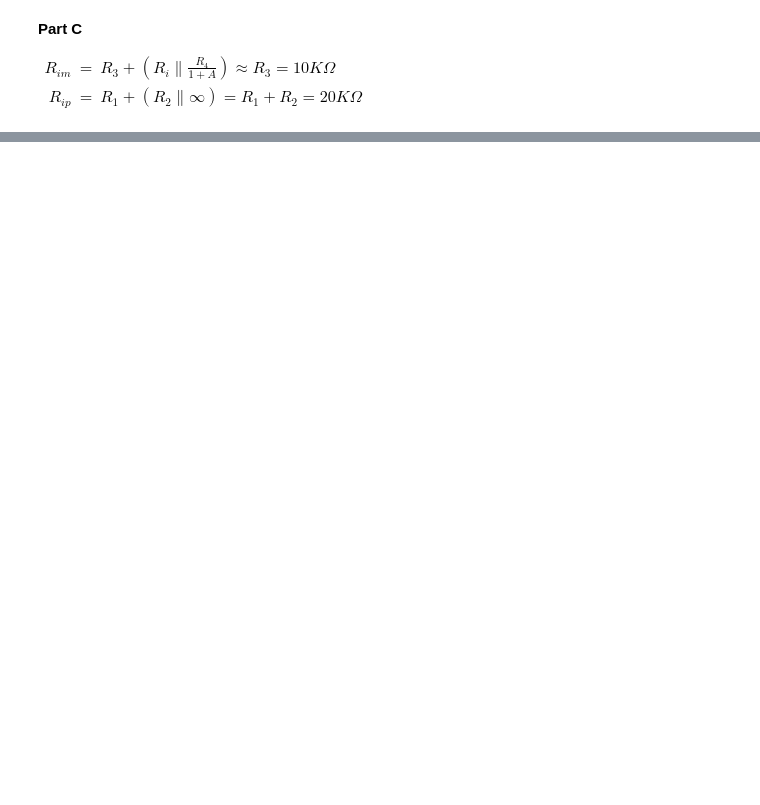
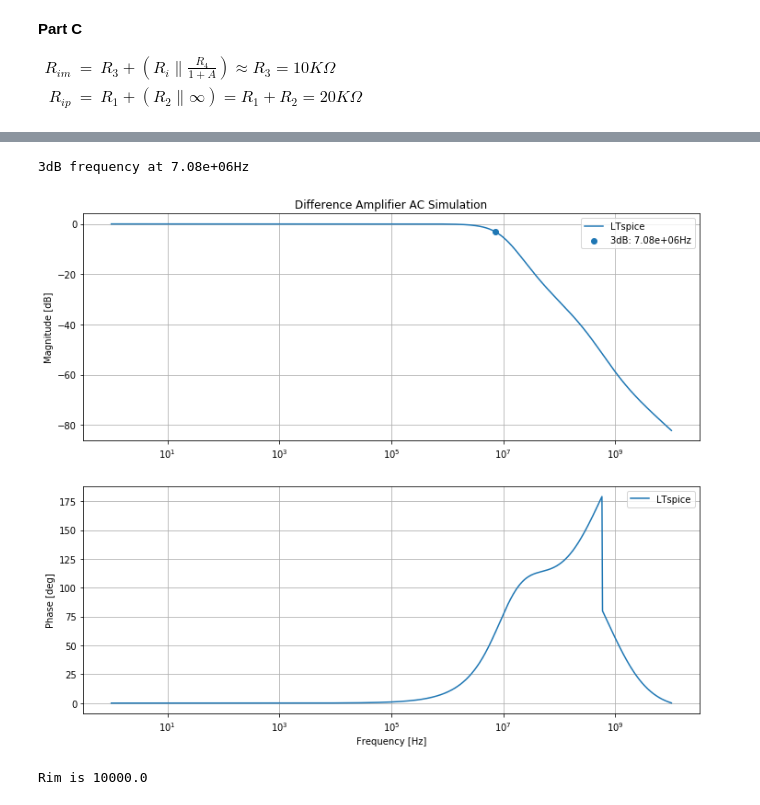
Before and after one commit to kegedy/EE538, a Jupyter notebook: hw/kevin/hw04/HW04.ipynb, the cells around one changed output, grey strips where cells are left out. Drawn from its saved outputs; the diff is of its cells as text; code cells hidden in the pictures; blank space fills up the shorter version.

```diff
--- a/hw/kevin/hw04/HW04.ipynb
+++ b/hw/kevin/hw04/HW04.ipynb
@@ -369,0 +382,46 @@ R_{ip} &=& R_1 + (R_2 \parallel \infty) = R_1 + R_2 = 20K\Omega
+# %%
+filepath = 'data/Q3.txt'
+df = read_ltspice_tran(filepath)
+df['H_Mag'] = df['V(vout)/(V(Vip)-V(Vim))'].apply(lambda x: x.split(',')[0])
+df['H_Mag'] = df['H_Mag'].apply(lambda x: x[1:-2])
+df['H_Mag'] = df['H_Mag'].astype('float64')
+df['H_Phase'] = df['V(vout)/(V(Vip)-V(Vim))'].apply(lambda x: x.split(',')[1])
+df['H_Phase'] = df['H_Phase'].apply(lambda x: x[1:-2])
+df['H_Phase'] = df['H_Phase'].astype('float64')
+df['Freq.'] = df['Freq.'].astype('float64')
+# %%
+fig, axs = plt.subplots(2,figsize=(12,10))
+freq = df['Freq.']
+mag = df['H_Mag']
+ang = df['H_Phase']
+
+#Find 3dB
+x0 = np.where(mag<=(max(mag)-3))[0][0]
+label0 = "{:.2e}".format(freq[x0])
+print(f"3dB frequency at {label0}Hz")
+
+#Plot
+axs[0].set_title('Difference Amplifier AC Simulation')
+axs[0].semilogx(freq, mag, label='LTspice')
+axs[0].scatter(freq[x0], mag[x0],label=f"3dB: {label0}Hz")
+axs[0].set_ylabel('Magnitude [dB]')
+axs[0].grid()
+axs[0].legend()
+axs[1].semilogx(freq, ang, label='LTspice')
+axs[1].set_ylabel('Phase [deg]')
+axs[1].set_xlabel('Frequency [Hz]')
+axs[1].grid()
+axs[1].legend()
+plt.show();
+# %% [output]
+3dB frequency at 7.08e+06Hz
+[figure, added]
+# %%
+filepath = 'data/Q3_inverting.txt'
+df = read_ltspice_tran(filepath)
+df['Rin'] = df['V(vim)/I(V1)'].apply(lambda x: x.split(',')[0])
+df['Rin'] = df['Rin'].astype('float64')
+df['Freq.'] = df['Freq.'].astype('float64')
+print(f'Rim is {round(max(df["Rin"][0:100]),2)}')
+# %% [output]
+Rim is 10000.0
```
Also changed, not shown: parts of 23 cells of this notebook, 10 other files.
